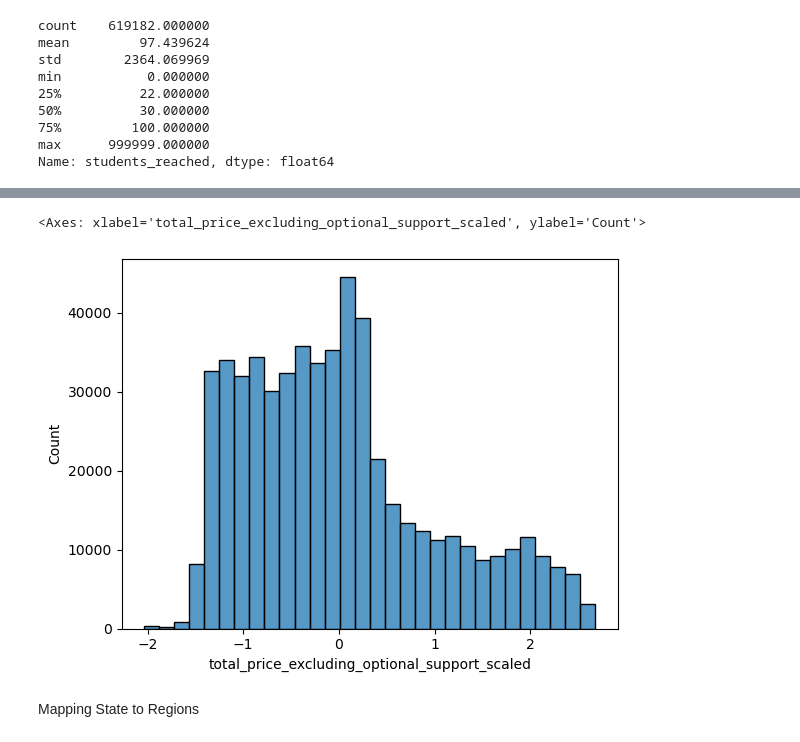
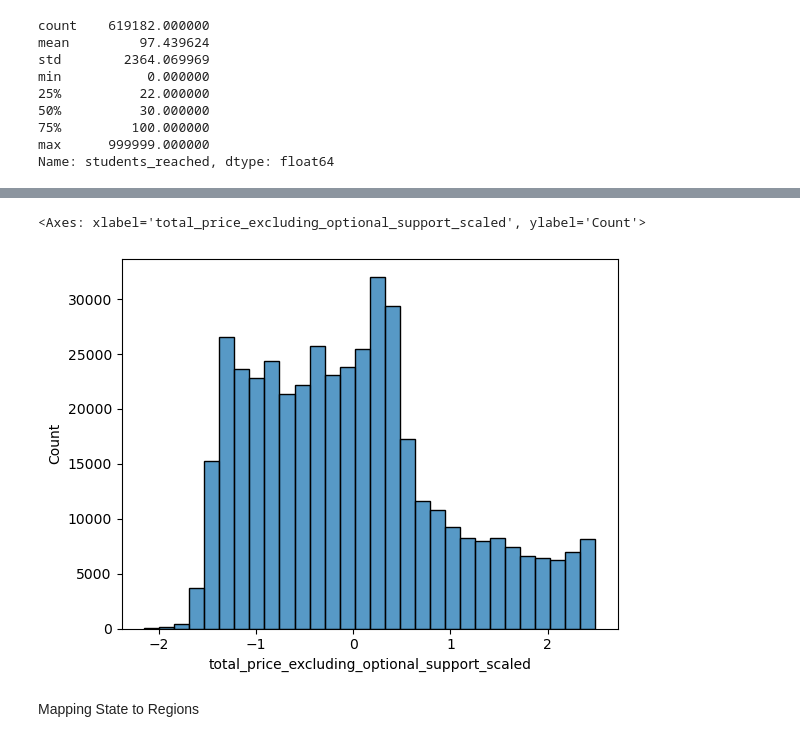
Before and after one commit to yxinzh/project---education, a Jupyter notebook: dataprocessing.ipynb, the cells around one changed output, grey strips where cells are left out. Cells and saved outputs as stored; diff of their text form; code cells hidden in the pictures.

```diff
--- a/dataprocessing.ipynb
+++ b/dataprocessing.ipynb
@@ -96,6 +96,8 @@ q = data['students_reached'].quantile(0.95)
 
 scaler = StandardScaler()
 data = data[data['students_reached'] < q]
+data = data[data['students_reached'] > 0]
+
 data['students_reached_scaled'] = scaler.fit_transform(data.loc[:,['students_reached']])
 
 sns.histplot(data['students_reached_scaled'],bins=30, kde=False)
@@ -112,13 +109,15 @@ q = data['total_price_excluding_optional_support'].describe()
 # %%
 q = data['total_price_excluding_optional_support'].quantile(0.95)
 
 data = data[data['total_price_excluding_optional_support'] < q]
+data = data[data['total_price_excluding_optional_support'] > 0]
+
 data['total_price_excluding_optional_support_scaled'] = scaler.fit_transform(data.loc[:,['total_price_excluding_optional_support']])
 
 sns.histplot(data['total_price_excluding_optional_support_scaled'],bins=30, kde=False)
 # %% [output]
 <Axes: xlabel='total_price_excluding_optional_support_scaled', ylabel='Count'>
-[figure, old version]
+[figure, new version]
 # %%
 # #dropping outliers for requested funds
 
```
Also changed, not shown: parts of 2 cells of this notebook.
